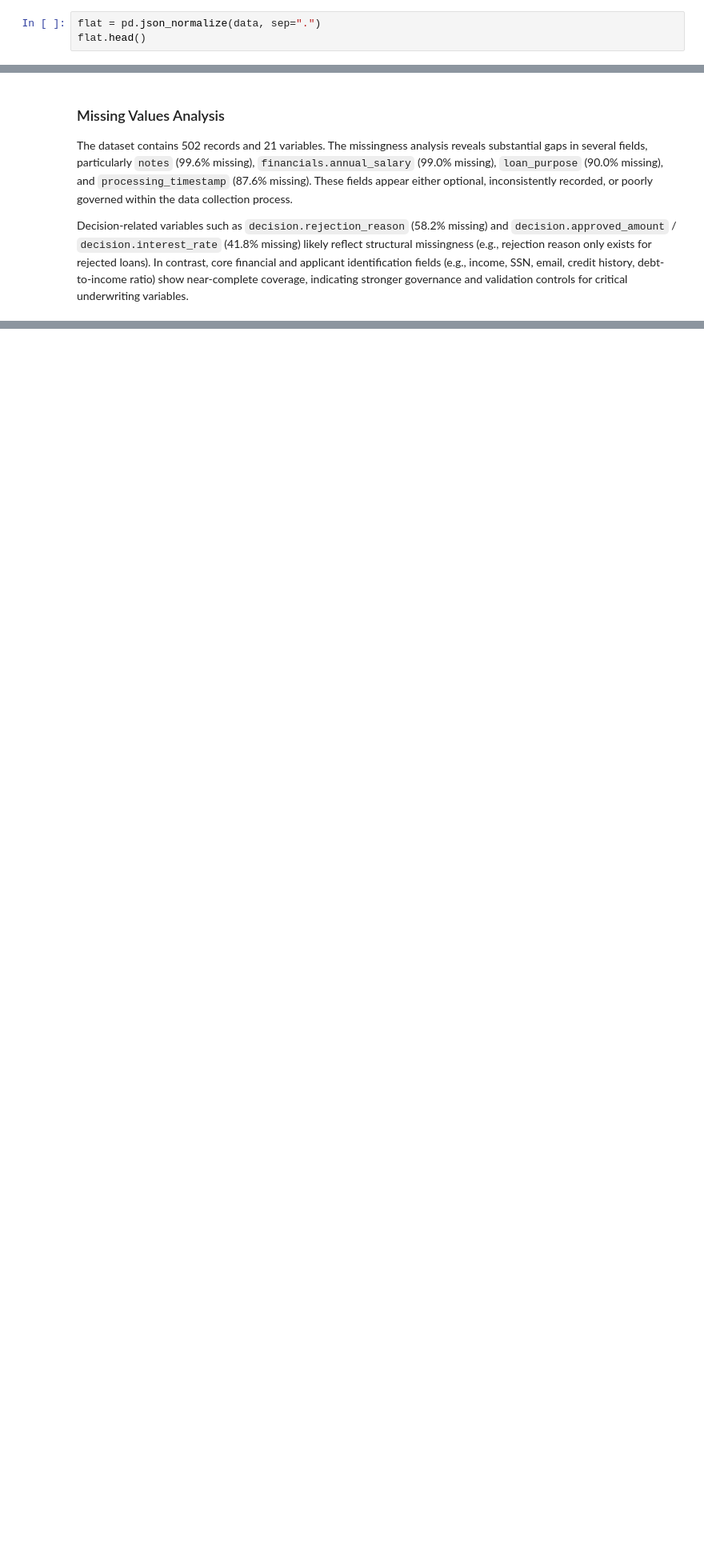
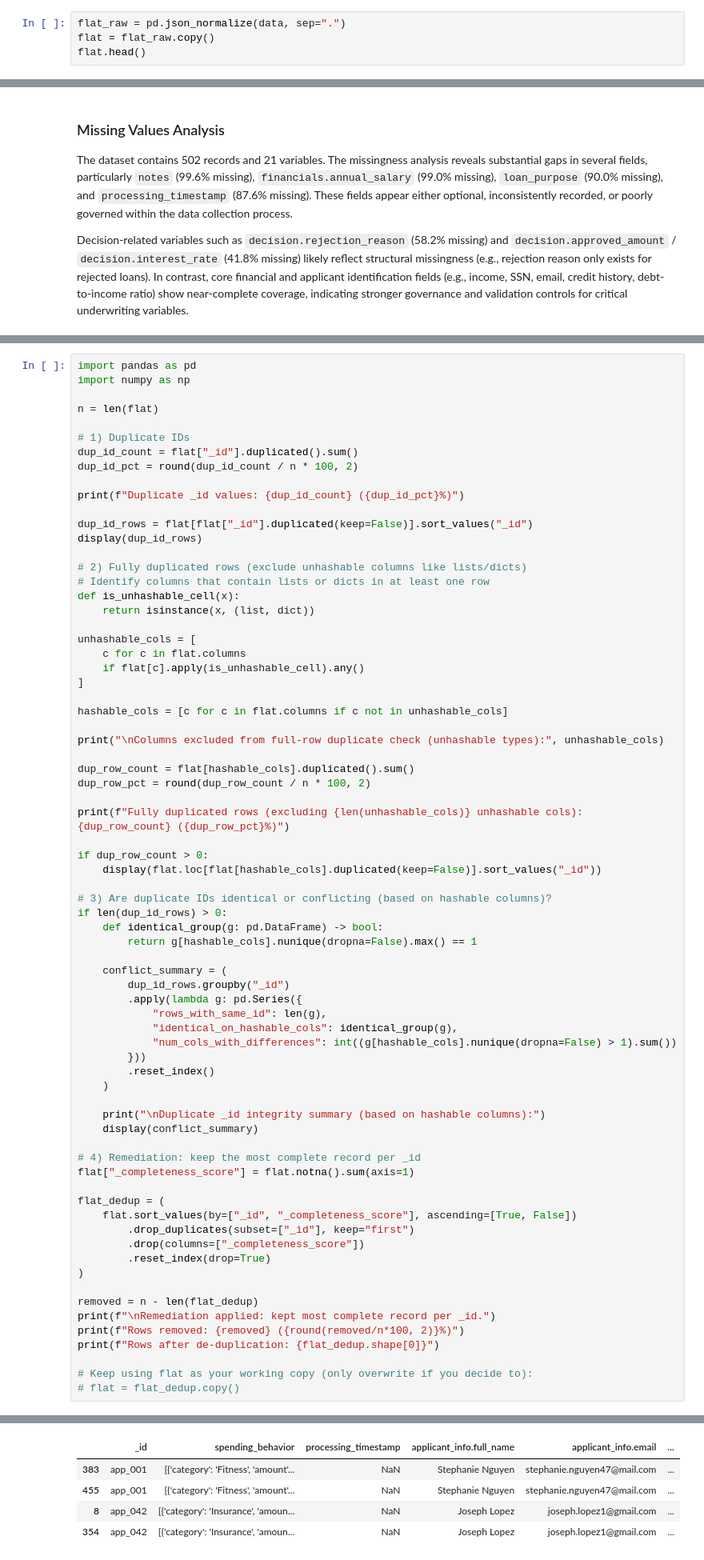
Before and after one commit to jmroque7/dego-project-team-14-TXB, a Jupyter notebook: Notebooks/01-data-quality.ipynb, the cells around one changed output, grey strips where cells are left out. Shown at 80% size. Cells and saved outputs as stored; diff of their text form; blank space fills up the shorter version.

```diff
--- a/Notebooks/01-data-quality.ipynb
+++ b/Notebooks/01-data-quality.ipynb
@@ -32,7 +45,8 @@ Index(['_id', 'applicant_info', 'financials', 'spending_behavior', 'decision',
        'processing_timestamp', 'loan_purpose', 'notes'],
       dtype='object')
 # %%
-flat = pd.json_normalize(data, sep=".")
+flat_raw = pd.json_normalize(data, sep=".")
+flat = flat_raw.copy()
 flat.head()
 # %% [output]
 |  | _id | spending_behavior | processing_timestamp | applicant_info.full_name | applicant_info.email | ... |
@@ -97,0 +163,73 @@ Decision-related variables such as `decision.rejection_reason` (58.2% missing) a
+# %%
+import pandas as pd
+import numpy as np
+
+n = len(flat)
+
+# 1) Duplicate IDs
+dup_id_count = flat["_id"].duplicated().sum()
+dup_id_pct = round(dup_id_count / n * 100, 2)
+
+print(f"Duplicate _id values: {dup_id_count} ({dup_id_pct}%)")
+
+dup_id_rows = flat[flat["_id"].duplicated(keep=False)].sort_values("_id")
+display(dup_id_rows)
+
+# 2) Fully duplicated rows (exclude unhashable columns like lists/dicts)
+# Identify columns that contain lists or dicts in at least one row
+def is_unhashable_cell(x):
+    return isinstance(x, (list, dict))
+
+unhashable_cols = [
+    c for c in flat.columns
+    if flat[c].apply(is_unhashable_cell).any()
+]
+
+hashable_cols = [c for c in flat.columns if c not in unhashable_cols]
+
+print("\nColumns excluded from full-row duplicate check (unhashable types):", unhashable_cols)
+
+dup_row_count = flat[hashable_cols].duplicated().sum()
+dup_row_pct = round(dup_row_count / n * 100, 2)
+
+print(f"Fully duplicated rows (excluding {len(unhashable_cols)} unhashable cols): {dup_row_count} ({dup_row_pct}%)")
+
+if dup_row_count > 0:
+    display(flat.loc[flat[hashable_cols].duplicated(keep=False)].sort_values("_id"))
+
+# 3) Are duplicate IDs identical or conflicting (based on hashable columns)?
+if len(dup_id_rows) > 0:
+    def identical_group(g: pd.DataFrame) -> bool:
+        return g[hashable_cols].nunique(dropna=False).max() == 1
+
+    conflict_summary = (
+        dup_id_rows.groupby("_id")
+        .apply(lambda g: pd.Series({
+            "rows_with_same_id": len(g),
+            "identical_on_hashable_cols": identical_group(g),
+            "num_cols_with_differences": int((g[hashable_cols].nunique(dropna=False) > 1).sum())
+        }))
+        .reset_index()
+    )
+
+    print("\nDuplicate _id integrity summary (based on hashable columns):")
+    display(conflict_summary)
+
+# 4) Remediation: keep the most complete record per _id
+flat["_completeness_score"] = flat.notna().sum(axis=1)
+
+flat_dedup = (
+    flat.sort_values(by=["_id", "_completeness_score"], ascending=[True, False])
+        .drop_duplicates(subset=["_id"], keep="first")
+        .drop(columns=["_completeness_score"])
+        .reset_index(drop=True)
+)
+
+removed = n - len(flat_dedup)
+print(f"\nRemediation applied: kept most complete record per _id.")
+print(f"Rows removed: {removed} ({round(removed/n*100, 2)}%)")
+print(f"Rows after de-duplication: {flat_dedup.shape[0]}")
+
+# Keep using flat as your working copy (only overwrite if you decide to):
+# flat = flat_dedup.copy()
+# %% [output]
@@ -97,0 +237,5 @@ Decision-related variables such as `decision.rejection_reason` (58.2% missing) a
+|  | _id | spending_behavior | processing_timestamp | applicant_info.full_name | applicant_info.email | ... |
+| 383 | app_001 | [{'category': 'Fitness', 'amount'... | NaN | Stephanie Nguyen | stephanie.nguyen47@mail.com | ... |
+| 455 | app_001 | [{'category': 'Fitness', 'amount'... | NaN | Stephanie Nguyen | stephanie.nguyen47@mail.com | ... |
+| 8 | app_042 | [{'category': 'Insurance', 'amoun... | NaN | Joseph Lopez | joseph.lopez1@gmail.com | ... |
+| 354 | app_042 | [{'category': 'Insurance', 'amoun... | NaN | Joseph Lopez | joseph.lopez1@gmail.com | ... |
```
Also changed, not shown: parts of 10 cells of this notebook.
